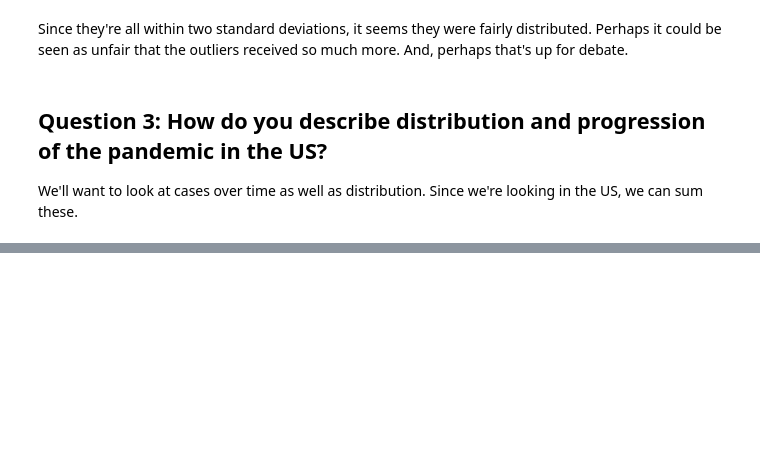
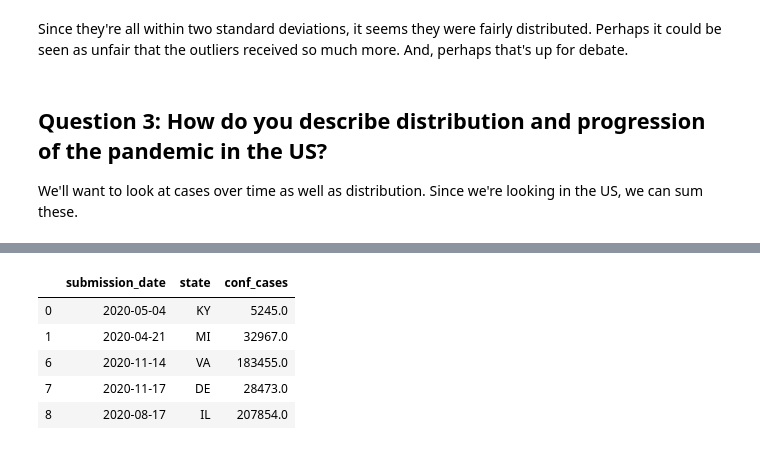
Before and after one commit to JessicaFB/Bodo-Covid, a Jupyter notebook: Covid-questions.ipynb, the cells around one changed output, grey strips where cells are left out. Cells and saved outputs as stored; diff of their text form; code cells hidden in the pictures; blank space fills up the shorter version.

```diff
--- a/Covid-questions.ipynb
+++ b/Covid-questions.ipynb
@@ -380,0 +371,10 @@ conf_cases
+# %%
+# Preview cases over time data
+conf_cases.head()
+# %% [output]
+|  | submission_date | state | conf_cases |
+| 0 | 2020-05-04 | KY | 5245.0 |
+| 1 | 2020-04-21 | MI | 32967.0 |
+| 6 | 2020-11-14 | VA | 183455.0 |
+| 7 | 2020-11-17 | DE | 28473.0 |
+| 8 | 2020-08-17 | IL | 207854.0 |
```
Also changed, not shown: parts of 5 cells of this notebook.
